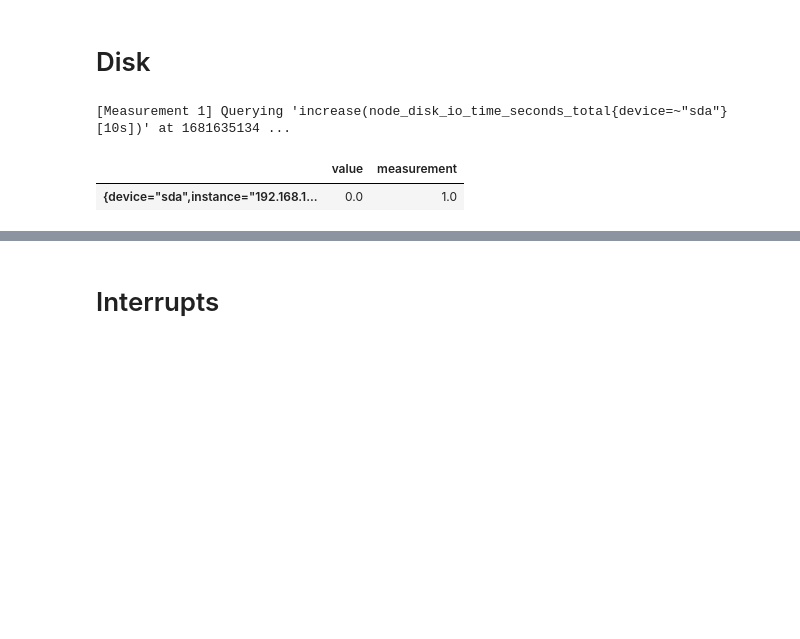
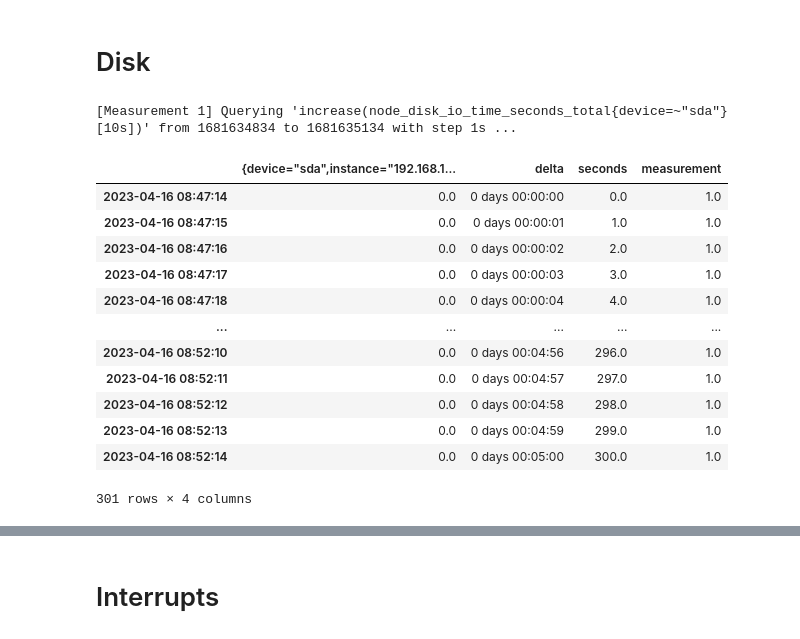
Before and after one commit to twobiers/software-architecture-sustainability-experiment, a Jupyter notebook: results/analysis.ipynb, the cells around one changed output, grey strips where cells are left out. Drawn from its saved outputs; the diff is of its cells as text; code cells hidden in the pictures; blank space fills up the shorter version.

```diff
--- a/results/analysis.ipynb
+++ b/results/analysis.ipynb
@@ -69,14 +69,8 @@ def prepare_query_metrics_as_dataframe(measurement_no, query, end):
     return metrics
 
 
-def prepare_dataframe(query_fn, df):
-    result = [prepare_query_range_as_dataframe(idx, query_fn(start, duration, end), start, end) for idx, (start, duration, end) in enumerate(zip(df['Start'], df['Duration'], df['End']), 1)]
-    result = pd.concat(result)
-    return result
-
-
-def prepare_series(query_fn, df):
-    result = [prepare_query_metrics_as_dataframe(idx, query_fn(start, duration, end), end) for idx, (start, duration, end) in enumerate(zip(df['Start'], df['Duration'], df['End']), 1)]
+def prepare_dataframe(query, df):
+    result = [prepare_query_range_as_dataframe(idx, query, start, end) for idx, (start, duration, end) in enumerate(zip(df['Start'], df['Duration'], df['End']), 1)]
     result = pd.concat(result)
     return result
 
@@ -555,12 +532,23 @@ dtype: object
 # %% [markdown]
 # Disk
 # %%
-total_disk_io_seconds = prepare_total_disk_io_seconds(bm)
+total_disk_io_seconds = prepare_dataframe(Q_DISK_IO_SECONDS, bm)
 
 grouped_result = total_disk_io_seconds.groupby(level=0).mean()
 display(grouped_result)
 # %% [output]
-[Measurement 1] Querying 'increase(node_disk_io_time_seconds_total{device=~"sda"}[10s])' at 1681635134 ...
+[Measurement 1] Querying 'increase(node_disk_io_time_seconds_total{device=~"sda"}[10s])' from 1681634834 to 1681635134 with step 1s ...
-|  | value | measurement |
-| {device="sda",instance="192.168.1... | 0.0 | 1.0 |
+|  | {device="sda",instance="192.168.1... | delta | seconds | measurement |
+| 2023-04-16 08:47:14 | 0.0 | 0 days 00:00:00 | 0.0 | 1.0 |
+| 2023-04-16 08:47:15 | 0.0 | 0 days 00:00:01 | 1.0 | 1.0 |
+| 2023-04-16 08:47:16 | 0.0 | 0 days 00:00:02 | 2.0 | 1.0 |
+| 2023-04-16 08:47:17 | 0.0 | 0 days 00:00:03 | 3.0 | 1.0 |
+| 2023-04-16 08:47:18 | 0.0 | 0 days 00:00:04 | 4.0 | 1.0 |
+| ... | ... | ... | ... | ... |
+| 2023-04-16 08:52:10 | 0.0 | 0 days 00:04:56 | 296.0 | 1.0 |
+| 2023-04-16 08:52:11 | 0.0 | 0 days 00:04:57 | 297.0 | 1.0 |
+| 2023-04-16 08:52:12 | 0.0 | 0 days 00:04:58 | 298.0 | 1.0 |
+| 2023-04-16 08:52:13 | 0.0 | 0 days 00:04:59 | 299.0 | 1.0 |
+| 2023-04-16 08:52:14 | 0.0 | 0 days 00:05:00 | 300.0 | 1.0 |
+301 rows × 4 columns
 # %%
```
Also changed, not shown: parts of 13 cells of this notebook.
